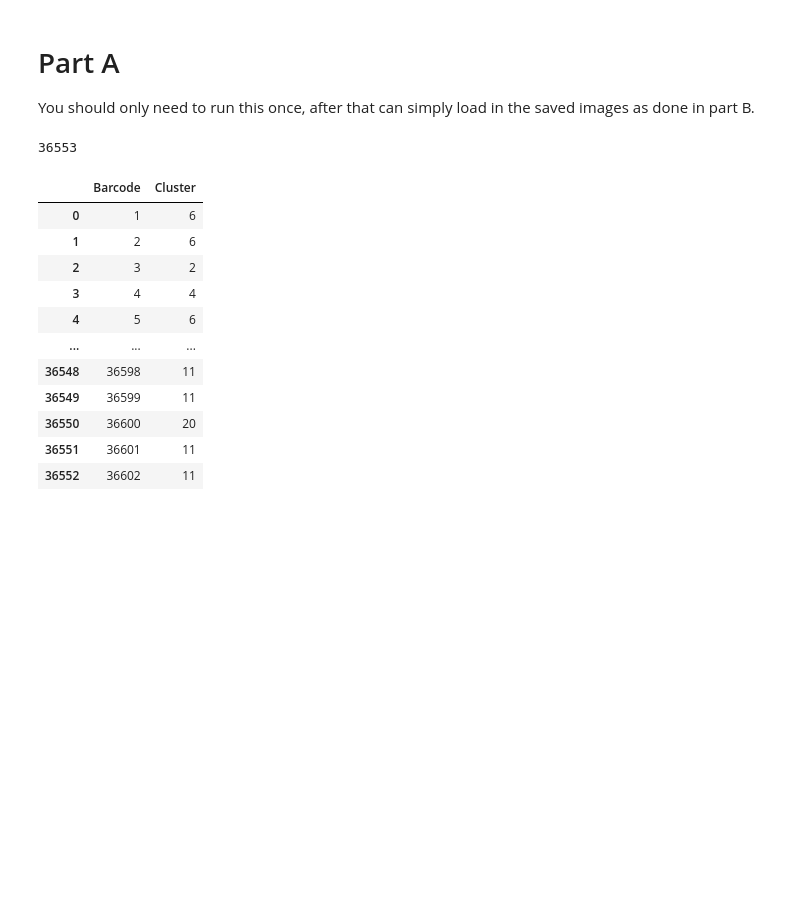
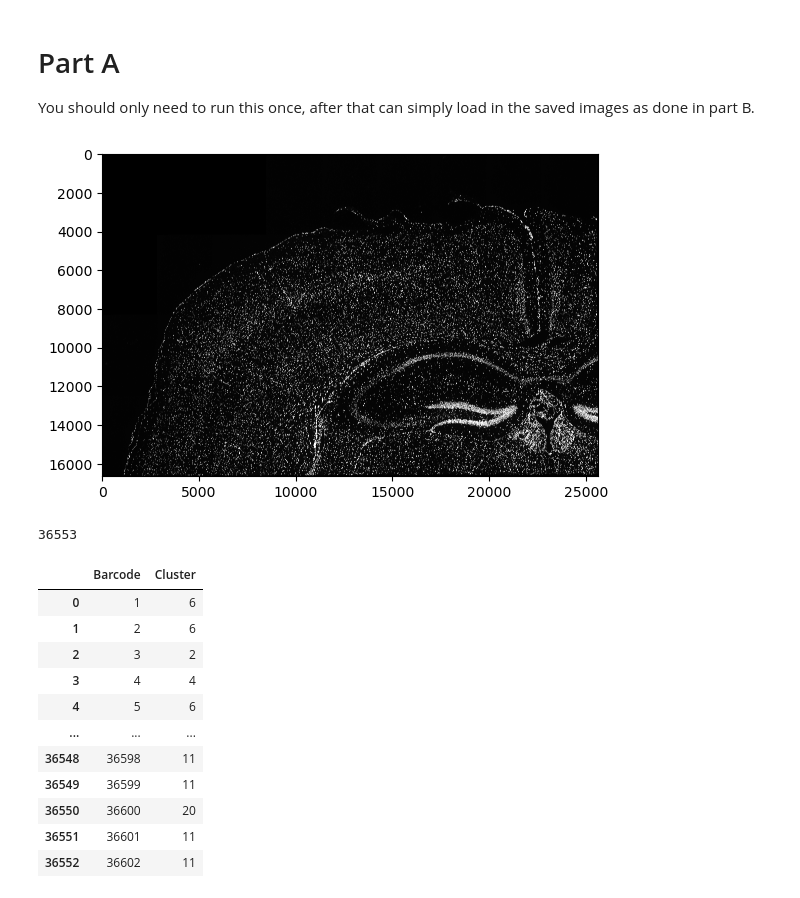
Before and after one commit to jiyu4399/DATA3888_Image_Group_2, a Jupyter notebook: processing-Copy2.ipynb, the cells around one changed output. Drawn from its saved outputs; the diff is of its cells as text; code cells hidden in the pictures; blank space fills up the shorter version.

```diff
--- a/processing-Copy2.ipynb
+++ b/processing-Copy2.ipynb
@@ -13,27 +13,29 @@ import numpy as np
 import os
 import sys
 # %%
-%matplotlib widget
+%matplotlib inline
 
 # Open the .tif file
 img = Image.open("C:/Users/14041/Documents/GitHub/Data3888_image/DATA3888_Image_Group_2/Biotechnology2/data_processed/morphology_focus.tif")
 
 
 # Convert to numpy array
 image_array = np.array(img)
 
 # Calculate the quantile to scale intensity
 quantile_value = np.quantile(image_array, 0.99)
 
 # Scale intensity by dividing by the quantile
 scaled_image_array = image_array / quantile_value
 
 # Clip values greater than 1 to ensure image is within [0, 1] range
 img2 = np.clip(scaled_image_array, 0, 1)
 
 # Display the scaled image
-# plt.imshow(img2, cmap='gray')  # Uncomment this line and below to display the whole image (this runs slow)
-# plt.show()
+plt.imshow(img2, cmap='gray')  # Uncomment this line and below to display the whole image (this runs slow)
+plt.show()
+# %% [output]
+[figure, added]
 # %%
 cell_boundaries = pd.read_csv("C:/Users/14041/Documents/GitHub/Data3888_image/DATA3888_Image_Group_2/Biotechnology2/data_processed/cell_boundaries.csv.gz")
 cell_boundaries["vertex_x_trans"] = cell_boundaries["vertex_x"].apply(
```
